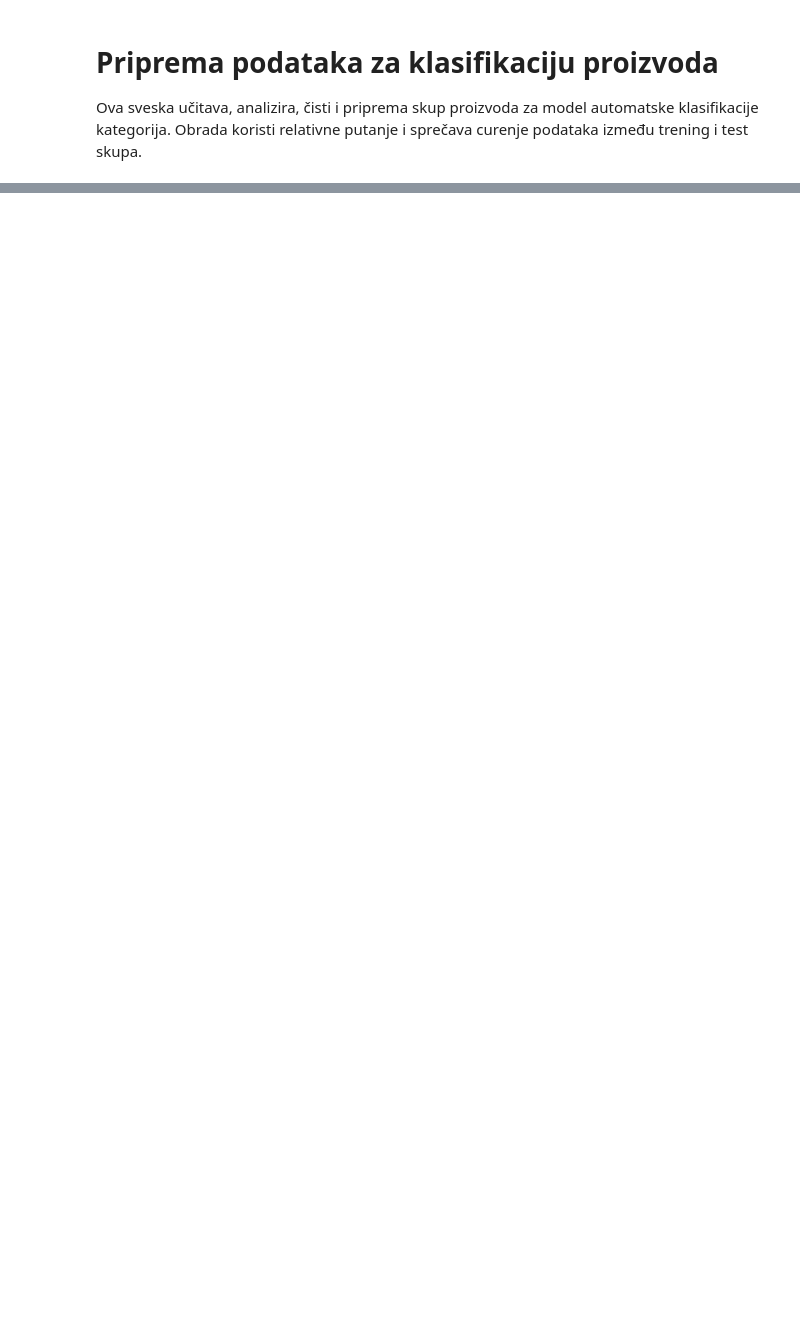
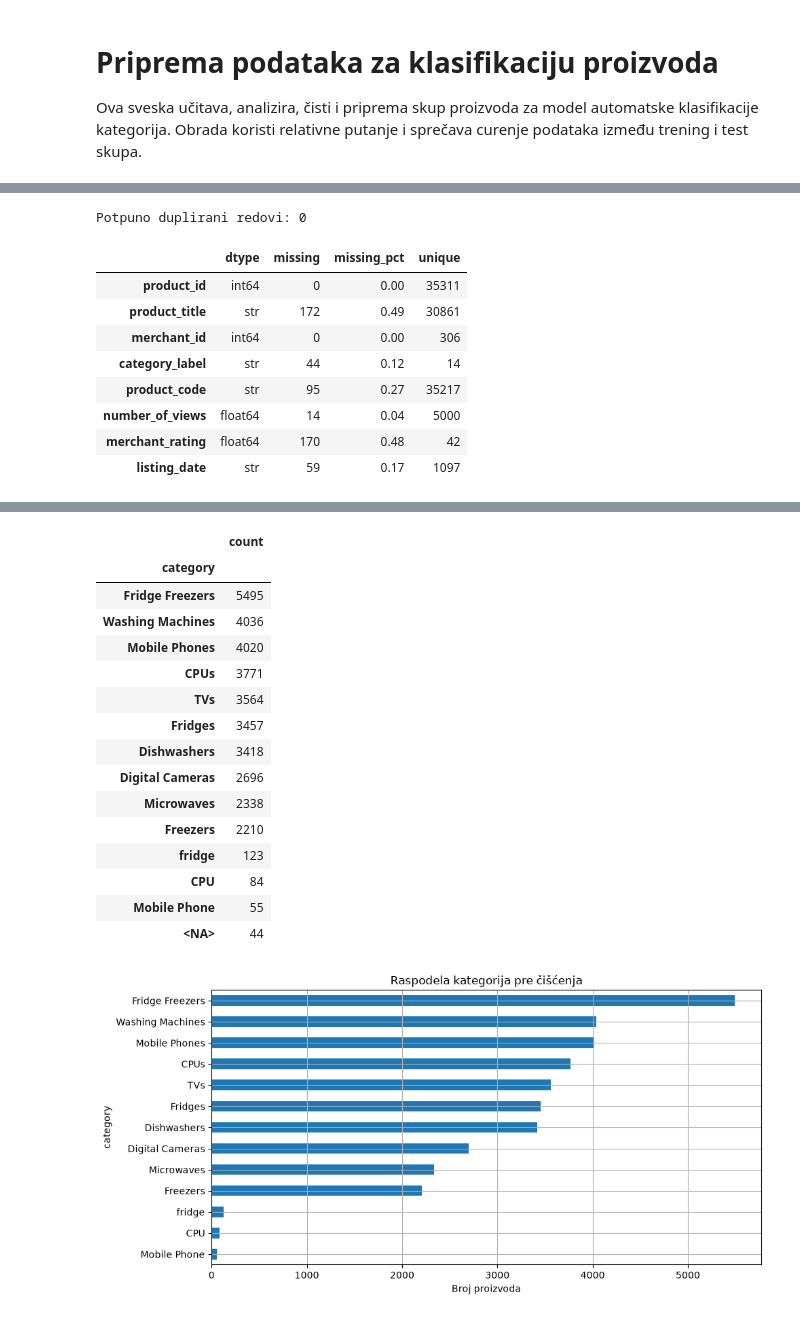
Before and after one commit to nemanja-sovic-pfm/product-category-prediction, a Jupyter notebook: JypyterWorkbook.ipynb, the cells around one changed output, grey strips where cells are left out. Cells and saved outputs as stored; diff of their text form; code cells hidden in the pictures; blank space fills up the shorter version.

```diff
--- a/JypyterWorkbook.ipynb
+++ b/JypyterWorkbook.ipynb
@@ -64,8 +66,19 @@ target_before_cleaning = (
 display(target_before_cleaning)
 
 target_before_cleaning.drop(index=pd.NA, errors="ignore").sort_values("count").plot.barh(
-    legend=False, title="Raspodjela kategorija prije čišćenja"
+    legend=False, title="Raspodela kategorija pre čišćenja"
  )
 plt.xlabel("Broj proizvoda")
 plt.tight_layout()
 plt.show()
+# %% [output]
+Potpuno duplirani redovi: 0
+|  | dtype | missing | missing_pct | unique |
+| product_id | int64 | 0 | 0.00 | 35311 |
+| product_title | str | 172 | 0.49 | 30861 |
+| merchant_id | int64 | 0 | 0.00 | 306 |
+| category_label | str | 44 | 0.12 | 14 |
+| product_code | str | 95 | 0.27 | 35217 |
+| number_of_views | float64 | 14 | 0.04 | 5000 |
+| merchant_rating | float64 | 170 | 0.48 | 42 |
+| listing_date | str | 59 | 0.17 | 1097 |
@@ -72,2 +91,19 @@ plt.show()
+|  | count |
+| category |  |
+| Fridge Freezers | 5495 |
+| Washing Machines | 4036 |
+| Mobile Phones | 4020 |
+| CPUs | 3771 |
+| TVs | 3564 |
+| Fridges | 3457 |
+| Dishwashers | 3418 |
+| Digital Cameras | 2696 |
+| Microwaves | 2338 |
+| Freezers | 2210 |
+| fridge | 123 |
+| CPU | 84 |
+| Mobile Phone | 55 |
+| <NA> | 44 |
+[figure, added]
 # %% [markdown]
 ## 2. Čišćenje i standardizacija
```
Also changed, not shown: parts of 7 cells of this notebook.
